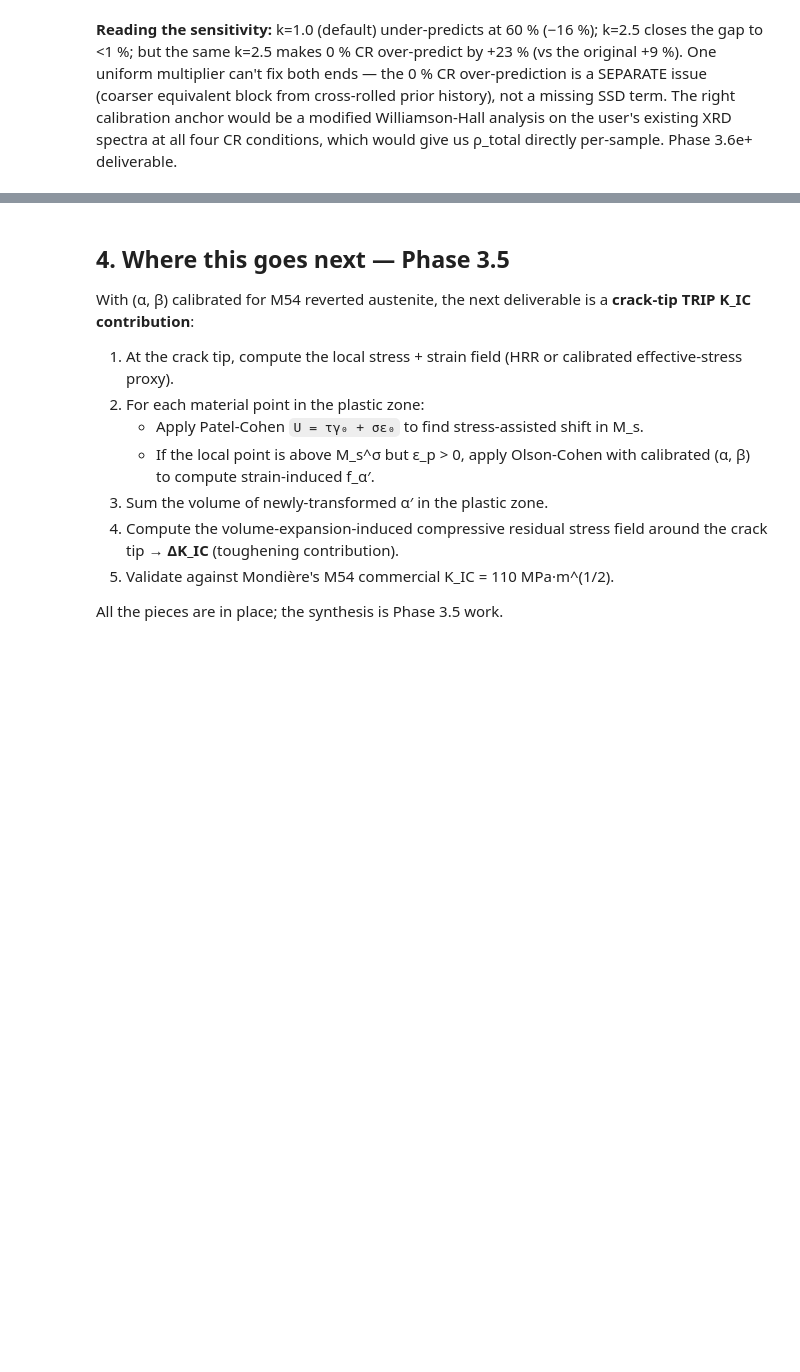
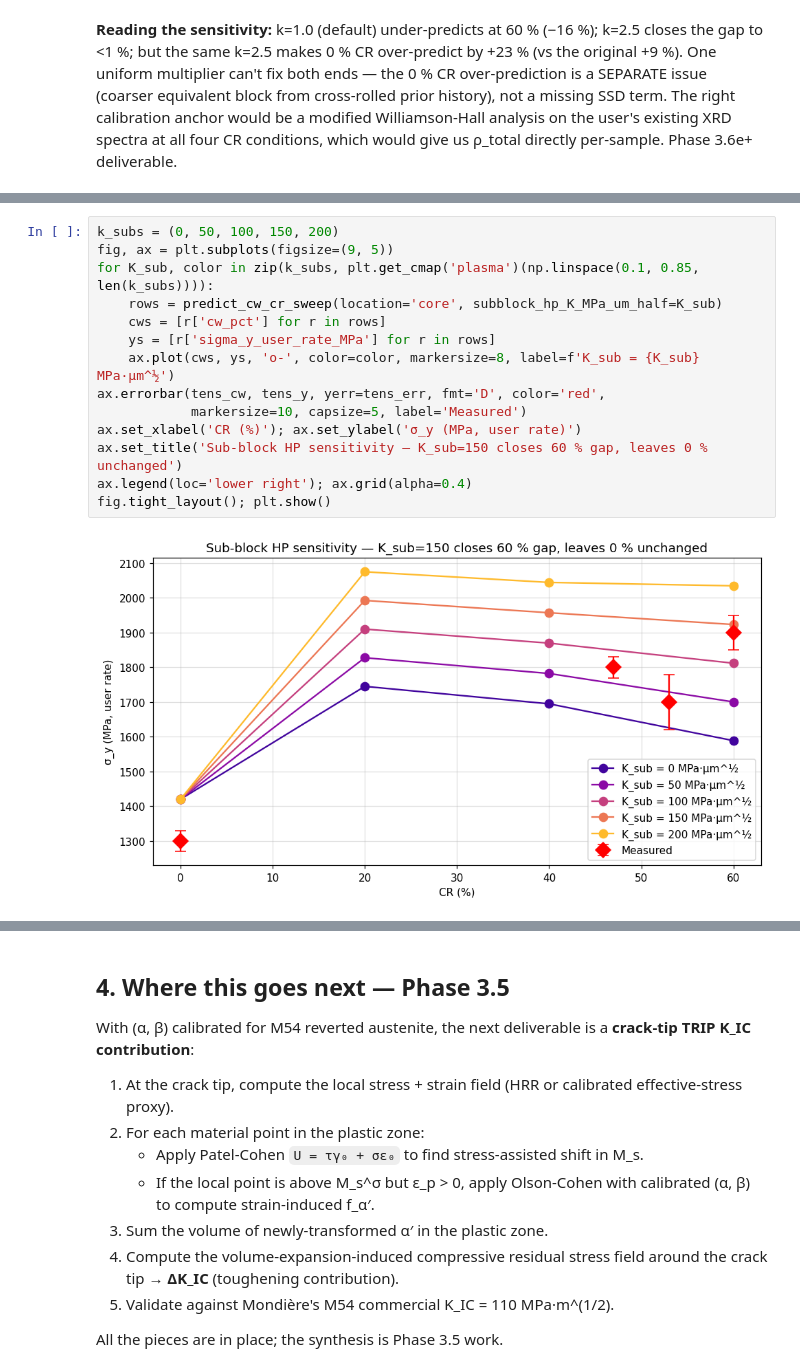
Before and after one commit to jedwa006/alloy-strengthening-contributions-modeling-public, a Jupyter notebook: notebooks/02_trip_toughening.ipynb, the cells around one changed output, grey strips where cells are left out. Cells and saved outputs as stored; diff of their text form; blank space fills up the shorter version.

```diff
--- a/notebooks/02_trip_toughening.ipynb
+++ b/notebooks/02_trip_toughening.ipynb
@@ -410,0 +428,16 @@ Phase 3.6e+ deliverable.
+# %%
+k_subs = (0, 50, 100, 150, 200)
+fig, ax = plt.subplots(figsize=(9, 5))
+for K_sub, color in zip(k_subs, plt.get_cmap('plasma')(np.linspace(0.1, 0.85, len(k_subs)))):
+    rows = predict_cw_cr_sweep(location='core', subblock_hp_K_MPa_um_half=K_sub)
+    cws = [r['cw_pct'] for r in rows]
+    ys = [r['sigma_y_user_rate_MPa'] for r in rows]
+    ax.plot(cws, ys, 'o-', color=color, markersize=8, label=f'K_sub = {K_sub} MPa·µm^½')
+ax.errorbar(tens_cw, tens_y, yerr=tens_err, fmt='D', color='red',
+            markersize=10, capsize=5, label='Measured')
+ax.set_xlabel('CR (%)'); ax.set_ylabel('σ_y (MPa, user rate)')
+ax.set_title('Sub-block HP sensitivity — K_sub=150 closes 60 % gap, leaves 0 % unchanged')
+ax.legend(loc='lower right'); ax.grid(alpha=0.4)
+fig.tight_layout(); plt.show()
+# %% [output]
+[figure, added]
```
Also changed, not shown: parts of 2 cells of this notebook, 5 other files.
